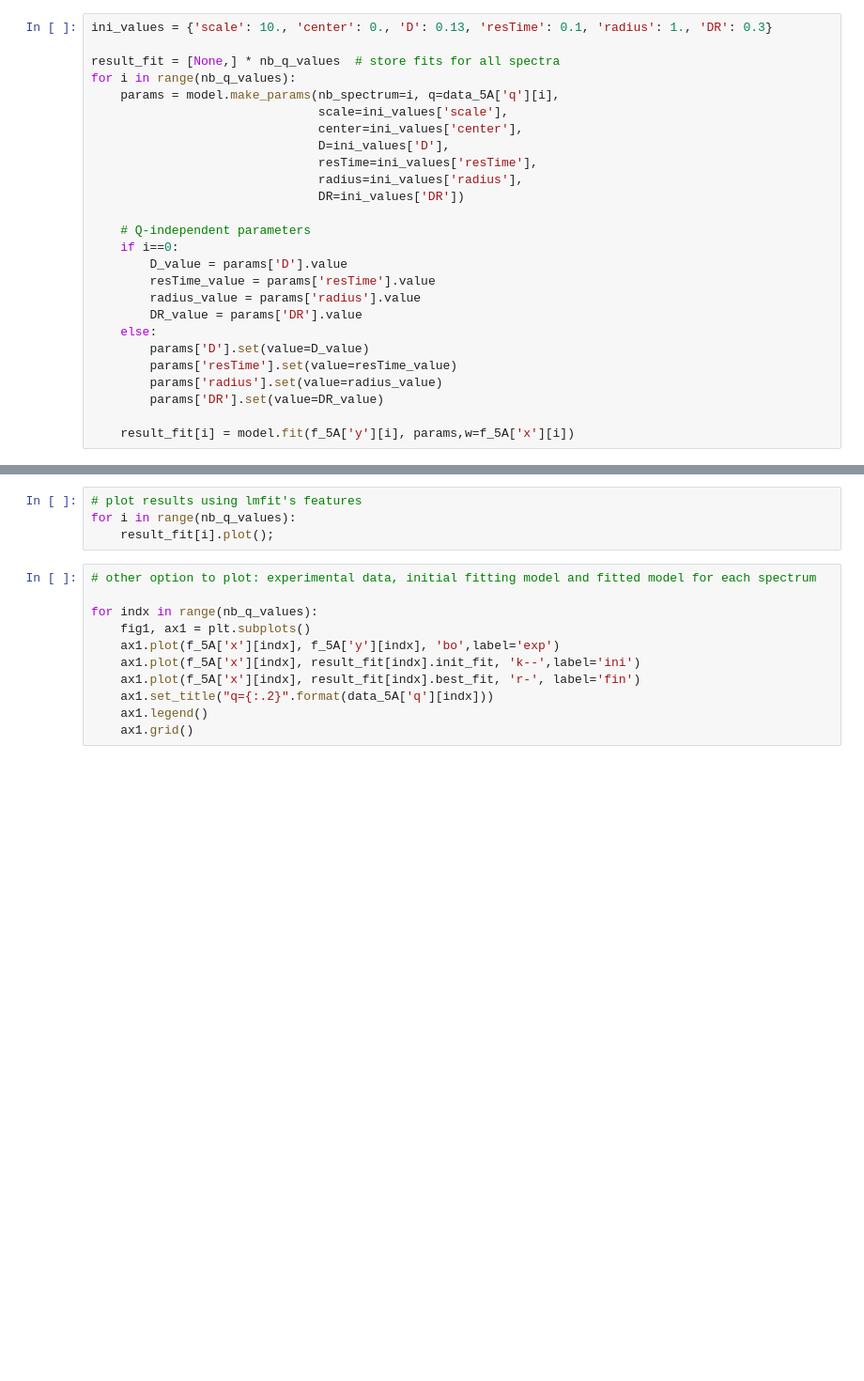
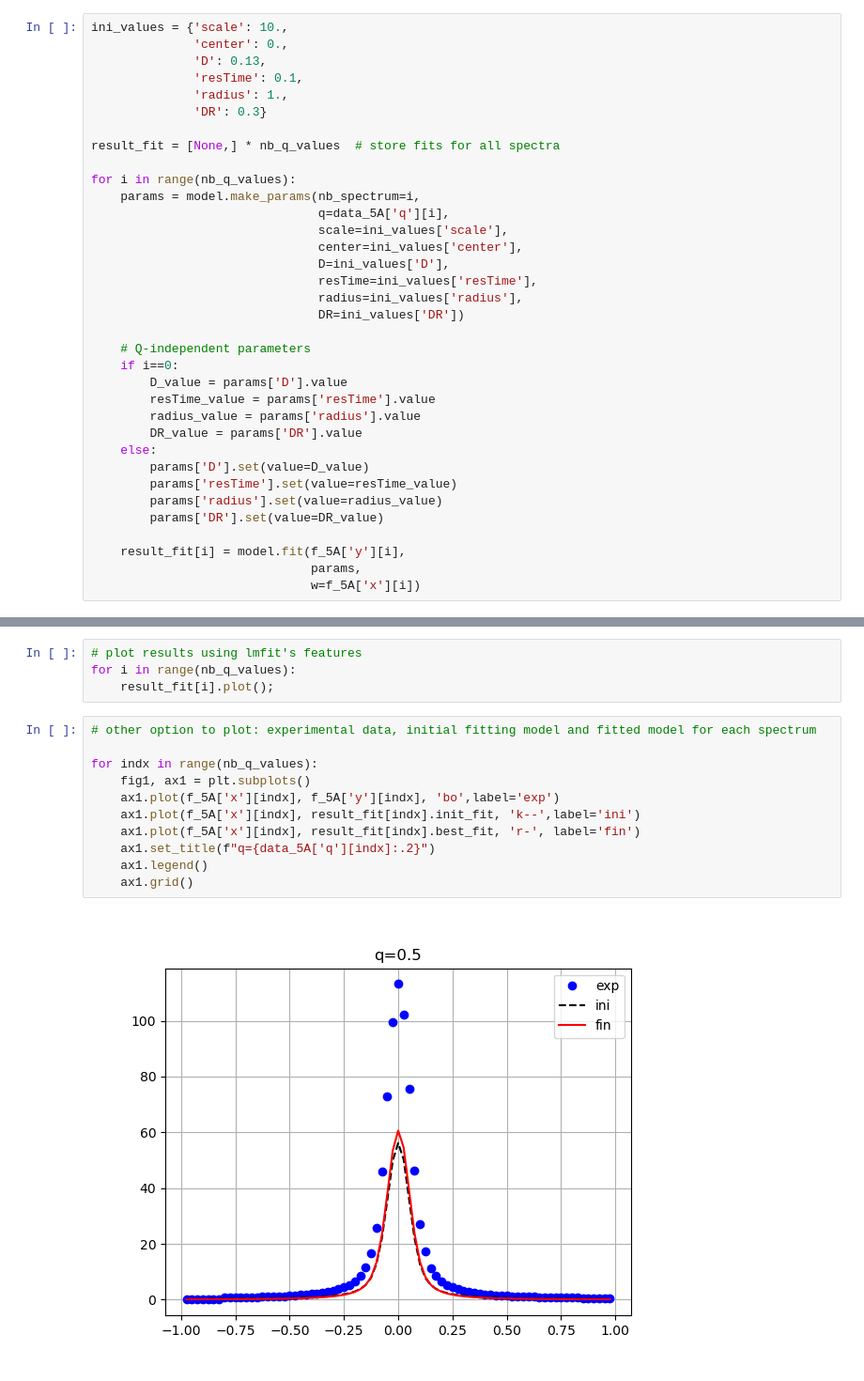
Before and after one commit to celinedurniak/test_nbsphinx, a Jupyter notebook: docs/examples/lmfit_waterIN5_teixeira_fit.ipynb, the cells around one changed output, grey strips where cells are left out. Shown at 94% size. Cells and saved outputs as stored; diff of their text form; blank space fills up the shorter version.

```diff
--- a/docs/examples/lmfit_waterIN5_teixeira_fit.ipynb
+++ b/docs/examples/lmfit_waterIN5_teixeira_fit.ipynb
@@ -281,11 +267,18 @@ ax[1].tick_params();
 
 Run the fit using `lmfit`.
 # %%
-ini_values = {'scale': 10., 'center': 0., 'D': 0.13, 'resTime': 0.1, 'radius': 1., 'DR': 0.3}
+ini_values = {'scale': 10.,
+              'center': 0.,
+              'D': 0.13,
+              'resTime': 0.1,
+              'radius': 1.,
+              'DR': 0.3}
 
 result_fit = [None,] * nb_q_values  # store fits for all spectra
+
 for i in range(nb_q_values):
-    params = model.make_params(nb_spectrum=i, q=data_5A['q'][i],
+    params = model.make_params(nb_spectrum=i,
+                               q=data_5A['q'][i],
                                scale=ini_values['scale'],
                                center=ini_values['center'],
                                D=ini_values['D'],
@@ -305,5 +298,7 @@ for i in range(nb_q_values):
         params['radius'].set(value=radius_value)
         params['DR'].set(value=DR_value)
 
-    result_fit[i] = model.fit(f_5A['y'][i], params,w=f_5A['x'][i])
+    result_fit[i] = model.fit(f_5A['y'][i],
+                              params,
+                              w=f_5A['x'][i])
 # %% [markdown]
@@ -323,11 +334,13 @@ for i in range(nb_q_values):
 # %%
 # other option to plot: experimental data, initial fitting model and fitted model for each spectrum
 
 for indx in range(nb_q_values):
     fig1, ax1 = plt.subplots()
     ax1.plot(f_5A['x'][indx], f_5A['y'][indx], 'bo',label='exp')
     ax1.plot(f_5A['x'][indx], result_fit[indx].init_fit, 'k--',label='ini')
     ax1.plot(f_5A['x'][indx], result_fit[indx].best_fit, 'r-', label='fin')
-    ax1.set_title("q={:.2}".format(data_5A['q'][indx]))
+    ax1.set_title(f"q={data_5A['q'][indx]:.2}")
     ax1.legend()
     ax1.grid()
+# %% [output]
+[figure, added]
```
Also changed, not shown: parts of 26 cells of this notebook, 20 other files.
